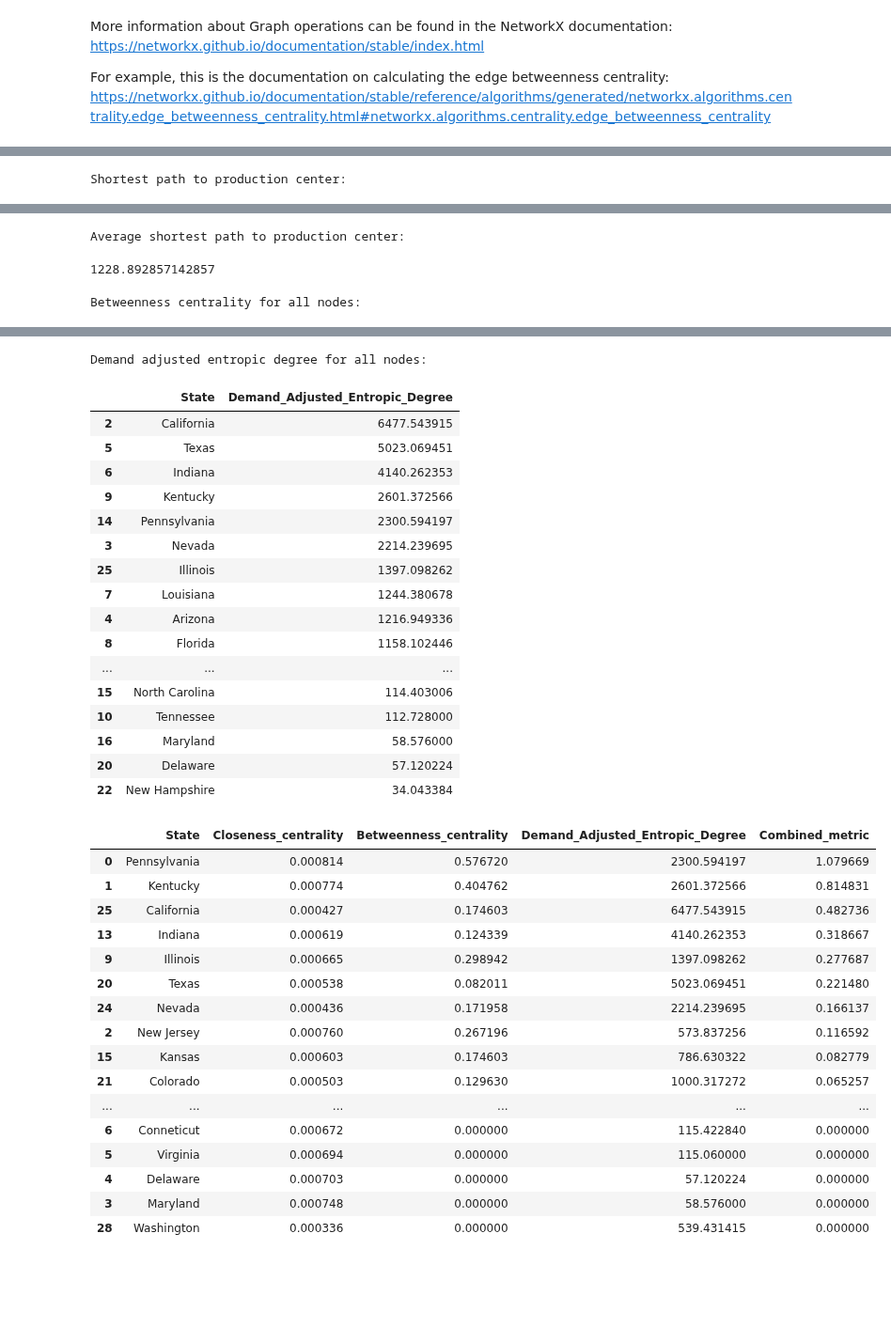
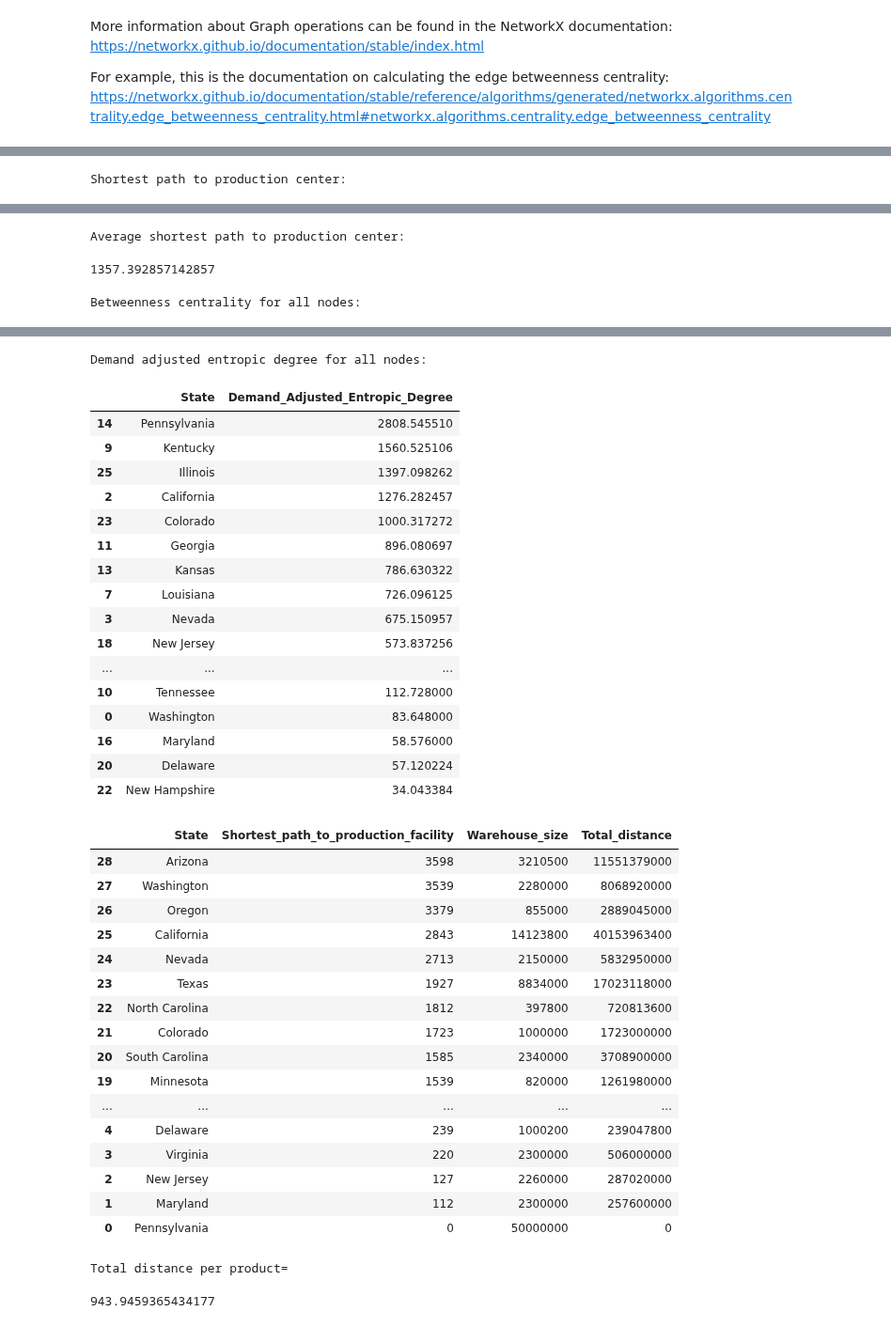
Before and after one commit to kelvinengee/network, a Jupyter notebook: Mississippi.ipynb, the cells around one changed output, grey strips where cells are left out. Shown at 94% size. Saved outputs shown, nothing was run; the diff lists cells and outputs as text; code cells hidden in the pictures; blank space fills up the shorter version.

```diff
--- a/Mississippi.ipynb
+++ b/Mississippi.ipynb
@@ -86,6 +78,9 @@ Mississippi_Graph.nodes["Virginia"]["warehouse size"] = 2300000
 Mississippi_Graph.nodes["Washington"]["warehouse size"] = 2280000
 Mississippi_Graph.nodes["Wisconsin"]["warehouse size"] = 1100000
 Mississippi_Graph.nodes["Louisiana"]["warehouse size"] = 50000000
+# %%
+Mississippi_Graph.nodes["Pennsylvania"]["warehouse size"] = 50000000
+Mississippi_Graph.nodes["Louisiana"]["warehouse size"] = 8350000
 # %% [markdown]
 More information about Graph operations can be found in the NetworkX documentation:
 https://networkx.github.io/documentation/stable/index.html
@@ -452,5 +470,7 @@ Demand adjusted entropic degree for all nodes:
 # %%
-metrics_graph(graph=Mississippi_Graph,weight='Distance',demand='warehouse size',location='Pennsylvania')
+Mississippi_Graph.nodes["Pennsylvania"]["warehouse size"] = 50000000
+Mississippi_Graph.nodes["Louisiana"]["warehouse size"] = 8350000
+metrics_graph(graph=bb,weight='Distance',demand='warehouse size',location='Pennsylvania')
 # %% [output]
 Closeness centrality for all nodes:
 |  | State | Closeness_centrality |
@@ -489,6 +509,6 @@ Shortest path to production center:
 | 1 | Maryland | 112 |
 | 0 | Pennsylvania | 0 |
 Average shortest path to production center:
-1228.892857142857
+1357.392857142857
 Betweenness centrality for all nodes:
 |  | State | Betweenness_centrality |
@@ -509,37 +529,39 @@ Betweenness centrality for all nodes:
 | 4 | Arizona | 0.000000 |
 | 28 | Ohio | 0.000000 |
 Demand adjusted entropic degree for all nodes:
 |  | State | Demand_Adjusted_Entropic_Degree |
-| 2 | California | 6477.543915 |
-| 5 | Texas | 5023.069451 |
-| 6 | Indiana | 4140.262353 |
-| 9 | Kentucky | 2601.372566 |
-| 14 | Pennsylvania | 2300.594197 |
-| 3 | Nevada | 2214.239695 |
+| 14 | Pennsylvania | 2808.545510 |
+| 9 | Kentucky | 1560.525106 |
 | 25 | Illinois | 1397.098262 |
-| 7 | Louisiana | 1244.380678 |
-| 4 | Arizona | 1216.949336 |
-| 8 | Florida | 1158.102446 |
+| 2 | California | 1276.282457 |
+| 23 | Colorado | 1000.317272 |
+| 11 | Georgia | 896.080697 |
+| 13 | Kansas | 786.630322 |
+| 7 | Louisiana | 726.096125 |
+| 3 | Nevada | 675.150957 |
+| 18 | New Jersey | 573.837256 |
 | ... | ... | ... |
-| 15 | North Carolina | 114.403006 |
 | 10 | Tennessee | 112.728000 |
+| 0 | Washington | 83.648000 |
 | 16 | Maryland | 58.576000 |
 | 20 | Delaware | 57.120224 |
 | 22 | New Hampshire | 34.043384 |
-|  | State | Closeness_centrality | Betweenness_centrality | Demand_Adjusted_Entropic_Degree | Combined_metric |
-| 0 | Pennsylvania | 0.000814 | 0.576720 | 2300.594197 | 1.079669 |
-| 1 | Kentucky | 0.000774 | 0.404762 | 2601.372566 | 0.814831 |
-| 25 | California | 0.000427 | 0.174603 | 6477.543915 | 0.482736 |
-| 13 | Indiana | 0.000619 | 0.124339 | 4140.262353 | 0.318667 |
-| 9 | Illinois | 0.000665 | 0.298942 | 1397.098262 | 0.277687 |
-| 20 | Texas | 0.000538 | 0.082011 | 5023.069451 | 0.221480 |
-| 24 | Nevada | 0.000436 | 0.171958 | 2214.239695 | 0.166137 |
-| 2 | New Jersey | 0.000760 | 0.267196 | 573.837256 | 0.116592 |
-| 15 | Kansas | 0.000603 | 0.174603 | 786.630322 | 0.082779 |
-| 21 | Colorado | 0.000503 | 0.129630 | 1000.317272 | 0.065257 |
-| ... | ... | ... | ... | ... | ... |
-| 6 | Conneticut | 0.000672 | 0.000000 | 115.422840 | 0.000000 |
-| 5 | Virginia | 0.000694 | 0.000000 | 115.060000 | 0.000000 |
-| 4 | Delaware | 0.000703 | 0.000000 | 57.120224 | 0.000000 |
-| 3 | Maryland | 0.000748 | 0.000000 | 58.576000 | 0.000000 |
-| 28 | Washington | 0.000336 | 0.000000 | 539.431415 | 0.000000 |
+|  | State | Shortest_path_to_production_facility | Warehouse_size | Total_distance |
+| 28 | Arizona | 3598 | 3210500 | 11551379000 |
+| 27 | Washington | 3539 | 2280000 | 8068920000 |
+| 26 | Oregon | 3379 | 855000 | 2889045000 |
+| 25 | California | 2843 | 14123800 | 40153963400 |
+| 24 | Nevada | 2713 | 2150000 | 5832950000 |
+| 23 | Texas | 1927 | 8834000 | 17023118000 |
+| 22 | North Carolina | 1812 | 397800 | 720813600 |
+| 21 | Colorado | 1723 | 1000000 | 1723000000 |
+| 20 | South Carolina | 1585 | 2340000 | 3708900000 |
+| 19 | Minnesota | 1539 | 820000 | 1261980000 |
+| ... | ... | ... | ... | ... |
+| 4 | Delaware | 239 | 1000200 | 239047800 |
+| 3 | Virginia | 220 | 2300000 | 506000000 |
+| 2 | New Jersey | 127 | 2260000 | 287020000 |
+| 1 | Maryland | 112 | 2300000 | 257600000 |
+| 0 | Pennsylvania | 0 | 50000000 | 0 |
+Total distance per product=
+943.9459365434177
```
Also changed, not shown: parts of 44 cells of this notebook.
